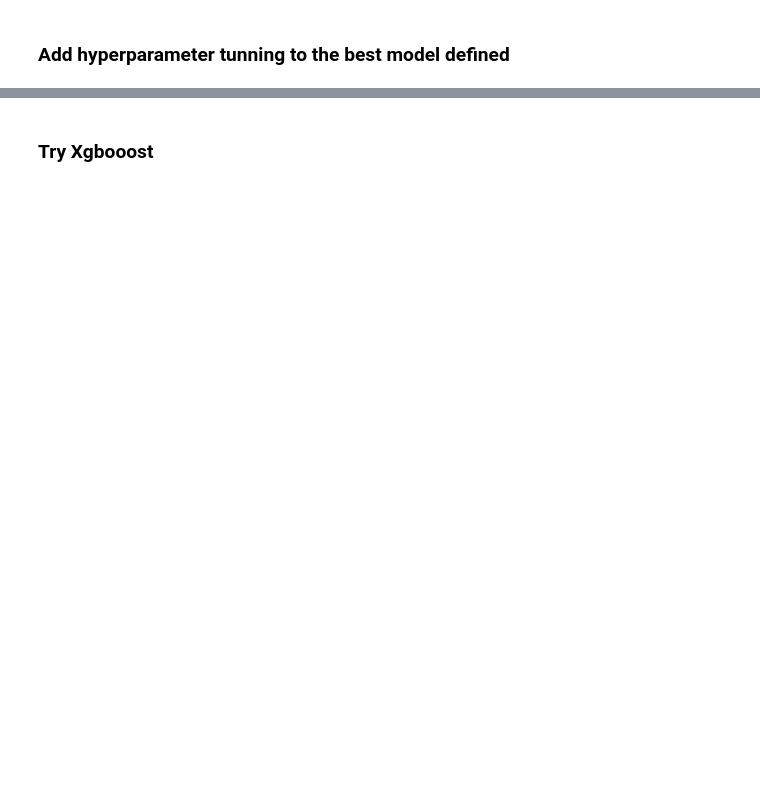
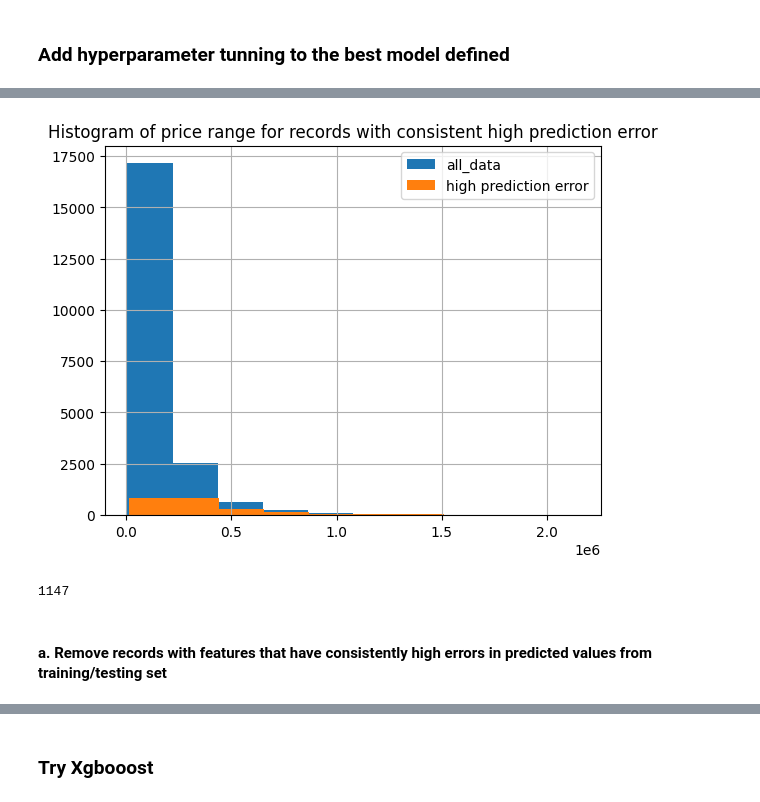
Before and after one commit to Shaheerairaj/car-value-estimator-team, a Jupyter notebook: Data Analysis/anna_analysis.ipynb, the cells around one changed output, grey strips where cells are left out. Cells and saved outputs as stored; diff of their text form; code cells hidden in the pictures; blank space fills up the shorter version.

```diff
--- a/Data Analysis/anna_analysis.ipynb
+++ b/Data Analysis/anna_analysis.ipynb
@@ -389,0 +422,21 @@ Best model is RandomForestRegressor with params
+# %%
+#Define the records that are constantly predicted with high error
+bad_pred_indexes=set()
+for i in range(10):
+    # Calculate the number of rows corresponding to 80%
+    n_rows = X.shape[0]
+    n_80_percent = int(n_rows * 0.8)
+    # Select 80% of the indexes
+    selected_indexes = np.random.choice(X.index, n_80_percent, replace=False)
+    pred_indexes=list(set(X.index)-set(selected_indexes))
+
+    X_train, X_test, y_train, y_test=X.loc[selected_indexes], X.loc[pred_indexes], y.loc[selected_indexes], y.loc[pred_indexes]
+
+    best_model=grid_search.best_estimator_.fit(X_train, y_train)
+    y_hat=best_model.predict(X_test)
+
+    prediction=pd.DataFrame({'y_test':y_test.values,'y_hat': y_hat}, index=pred_indexes)
+    prediction['mae']=np.abs(prediction['y_hat']-prediction['y_test'])
+    prediction=prediction[prediction.mae>50000].sort_values('mae')
+
+    bad_pred_indexes.update(set(prediction.index.values))
@@ -389,0 +462,24 @@ Best model is RandomForestRegressor with params
+# %%
+data_cleaned_.loc[list(bad_pred_indexes)].sort_values('price')#['steering_side'].unique()
+data_cleaned_.loc[15505]#['steering_side'].unique()
+data_cleaned_['price'].hist(label='all_data')
+data_cleaned_.loc[list(bad_pred_indexes)]['price'].hist(label='high prediction error')
+plt.legend()
+plt.title('Histogram of price range for records with consistent high prediction error')
+plt.show()
+# %% [output]
+[figure, added]
+# %%
+#Define the records with high pred errors
+high_error_pred=data_cleaned_.loc[list(bad_pred_indexes)].groupby('brand')['model'].value_counts().reset_index().rename(columns={'count':'high_error'})
+all_counts=data_cleaned_.groupby('brand')['model'].value_counts().reset_index()
+merged_df=all_counts.merge(high_error_pred).sort_values('high_error')
+merged_df['perc_high_error']=merged_df['high_error']/merged_df['count']
+merged_df.sort_values('perc_high_error').tail(20)
+print('Number of items that correspond to high error and small number of examples for training is')
+merged_df[merged_df.perc_high_error>0.5]['count'].sum()
+#data_cleaned_.loc[list(bad_pred_indexes)].groupby('brand')['model'].value_counts().sort_values(ascending=False).head(30)
+# %% [output]
+1147
+# %% [markdown]
+#### a. Remove records with features that have consistently high errors in predicted values from training/testing set
```
Also changed, not shown: parts of 24 cells of this notebook.
